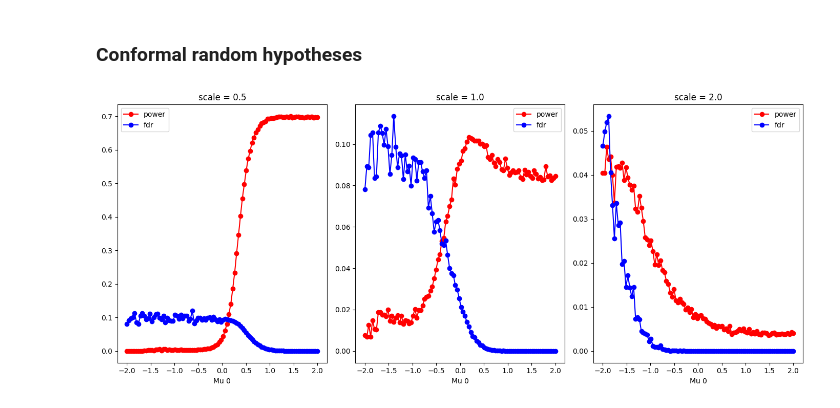
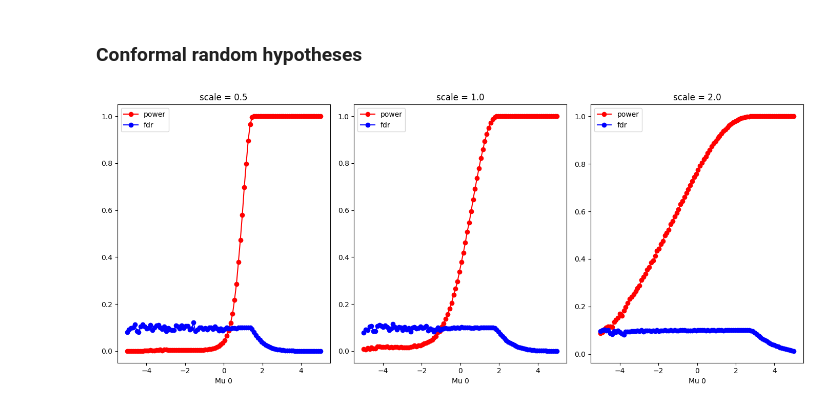
Before and after one commit to asfuna/conformal-bh-py, a Jupyter notebook: simulation/example.ipynb, the cells around one changed output. Drawn from its saved outputs; the diff is of its cells as text; code cells hidden in the pictures.

```diff
--- a/simulation/example.ipynb
+++ b/simulation/example.ipynb
@@ -130,36 +130,36 @@ plt.show()
 def simulate_conformal_random_hyp(n=1000, mu=0.0, scale=1.0):
     x = np.random.normal(mu, scale, size=n*2)
     y = np.random.normal(x, 1, size=n*2)
-    p_values = conformal_p_values(1 * (y[:n] > 0) - x[:n], -x[n:])
+    p_values = conformal_p_values(1000 * (y[:n] > 0) - x[:n], -x[n:])
     rejected = benjamini_hochberg(p_values, q=0.1)
     return y[n:] > 0, rejected
 
 def show_stats_for_conformal_random_hyp(axis, scale=1.0):
     np.random.seed(42)
     result = {'power': [], 'fdr': []}
-    locs = np.linspace(-2.0, 2.0, 100)
-    for loc in np.linspace(-5.0, 5.0, 100):
+    locs = np.linspace(-5.0, 5.0, 100)
+    for loc in locs:
         power = []
         fdr = []
         for _ in range(1000):
             alt_true, rejected = simulate_conformal_random_hyp(mu=loc, scale=scale)
             power.append((rejected & alt_true).sum() / max(1, alt_true.sum()))
             fdr.append((rejected & ~alt_true).sum() / max(1, rejected.sum()))
 
         result['power'].append(np.mean(power))
         result['fdr'].append(np.mean(fdr))
 
     axis.plot(locs, result['power'], label='power', color='red', marker='o')
     axis.plot(locs, result['fdr'], label='fdr', color='blue', marker='o')
     axis.set_xlabel('Mu 0')
     axis.title.set_text(f'scale = {scale}')
     axis.legend(loc='best')
 
 _, axes = plt.subplots(nrows=1, ncols=3, figsize=(14, 6))
 show_stats_for_conformal_random_hyp(axis=axes[0], scale=0.5)
 show_stats_for_conformal_random_hyp(axis=axes[1], scale=1.0)
 show_stats_for_conformal_random_hyp(axis=axes[2], scale=2.0)
 plt.tight_layout()
 plt.show()
 # %% [output]
-[figure, old version]
+[figure, new version]
```
Also changed, not shown: parts of 1 cell of this notebook.
